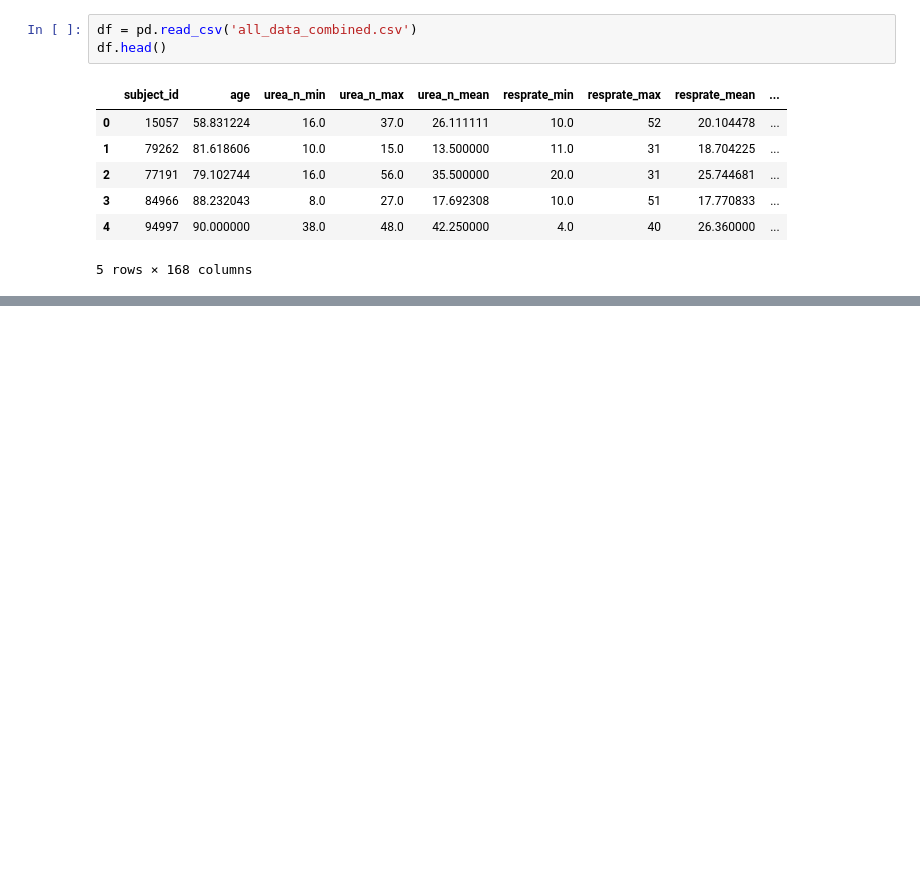
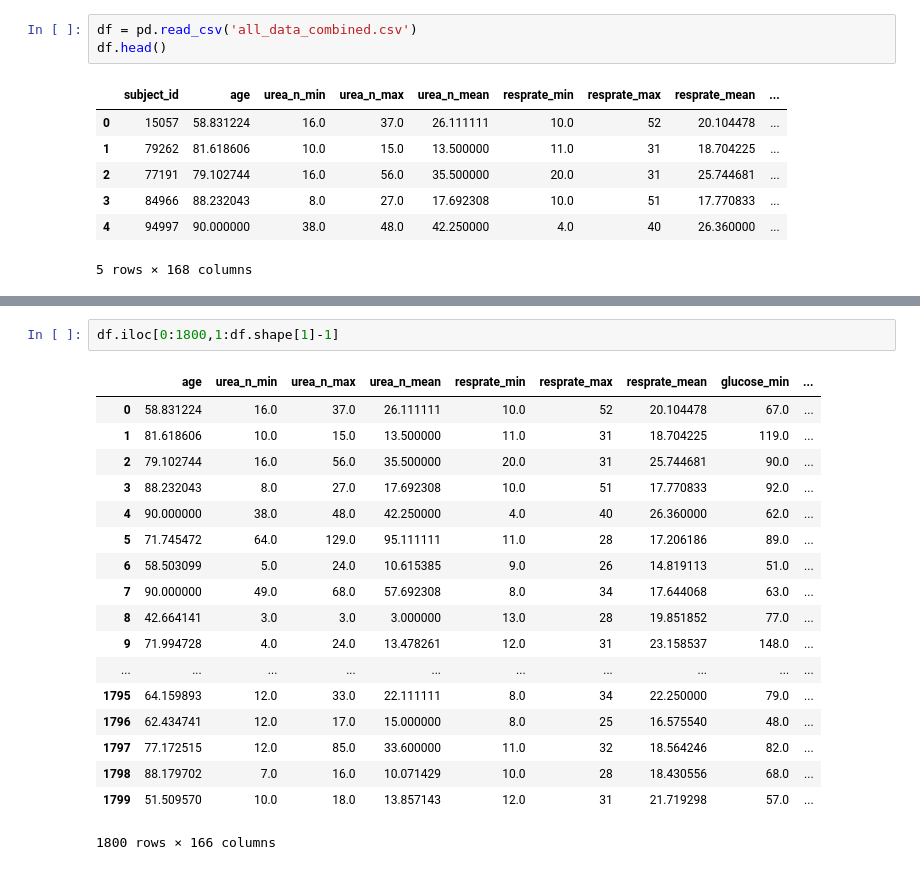
Before and after one commit to ojaswee/predicting_patient_mortality, a Jupyter notebook: 05_regression.ipynb, the cells around one changed output, grey strips where cells are left out. Cells and saved outputs as stored; diff of their text form; blank space fills up the shorter version.

```diff
--- a/05_regression.ipynb
+++ b/05_regression.ipynb
@@ -49,0 +98,21 @@ print (result)
+# %%
+df.iloc[0:1800,1:df.shape[1]-1]
+# %% [output]
+|  | age | urea_n_min | urea_n_max | urea_n_mean | resprate_min | resprate_max | resprate_mean | glucose_min | ... |
+| 0 | 58.831224 | 16.0 | 37.0 | 26.111111 | 10.0 | 52 | 20.104478 | 67.0 | ... |
+| 1 | 81.618606 | 10.0 | 15.0 | 13.500000 | 11.0 | 31 | 18.704225 | 119.0 | ... |
+| 2 | 79.102744 | 16.0 | 56.0 | 35.500000 | 20.0 | 31 | 25.744681 | 90.0 | ... |
+| 3 | 88.232043 | 8.0 | 27.0 | 17.692308 | 10.0 | 51 | 17.770833 | 92.0 | ... |
+| 4 | 90.000000 | 38.0 | 48.0 | 42.250000 | 4.0 | 40 | 26.360000 | 62.0 | ... |
+| 5 | 71.745472 | 64.0 | 129.0 | 95.111111 | 11.0 | 28 | 17.206186 | 89.0 | ... |
+| 6 | 58.503099 | 5.0 | 24.0 | 10.615385 | 9.0 | 26 | 14.819113 | 51.0 | ... |
+| 7 | 90.000000 | 49.0 | 68.0 | 57.692308 | 8.0 | 34 | 17.644068 | 63.0 | ... |
+| 8 | 42.664141 | 3.0 | 3.0 | 3.000000 | 13.0 | 28 | 19.851852 | 77.0 | ... |
+| 9 | 71.994728 | 4.0 | 24.0 | 13.478261 | 12.0 | 31 | 23.158537 | 148.0 | ... |
+| ... | ... | ... | ... | ... | ... | ... | ... | ... | ... |
+| 1795 | 64.159893 | 12.0 | 33.0 | 22.111111 | 8.0 | 34 | 22.250000 | 79.0 | ... |
+| 1796 | 62.434741 | 12.0 | 17.0 | 15.000000 | 8.0 | 25 | 16.575540 | 48.0 | ... |
+| 1797 | 77.172515 | 12.0 | 85.0 | 33.600000 | 11.0 | 32 | 18.564246 | 82.0 | ... |
+| 1798 | 88.179702 | 7.0 | 16.0 | 10.071429 | 10.0 | 28 | 18.430556 | 68.0 | ... |
+| 1799 | 51.509570 | 10.0 | 18.0 | 13.857143 | 12.0 | 31 | 21.719298 | 57.0 | ... |
+1800 rows × 166 columns
```
Also changed, not shown: parts of 12 cells of this notebook, 4 other files.
